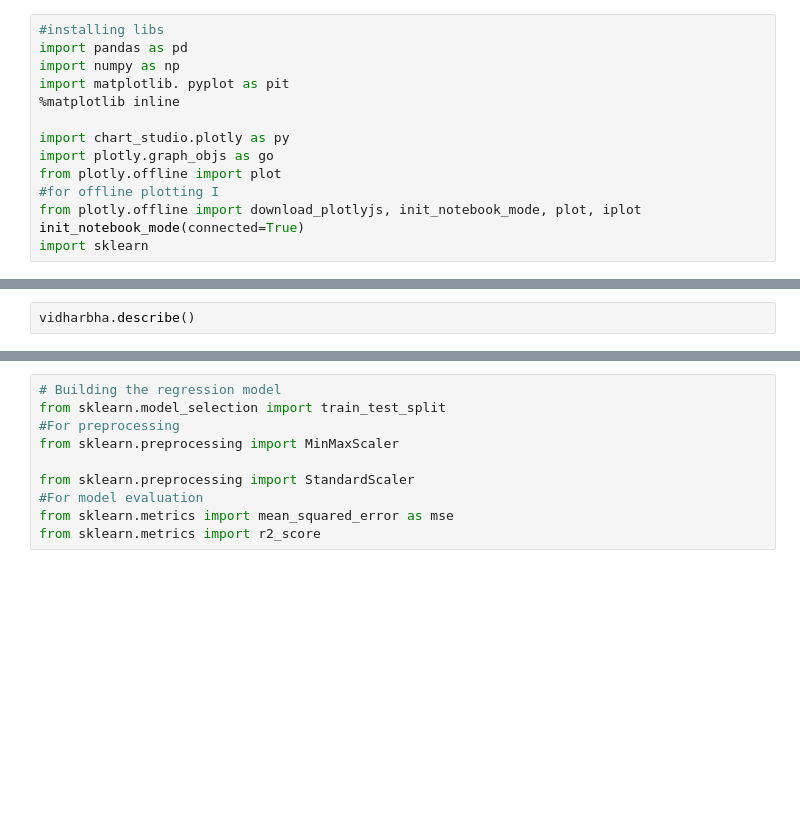
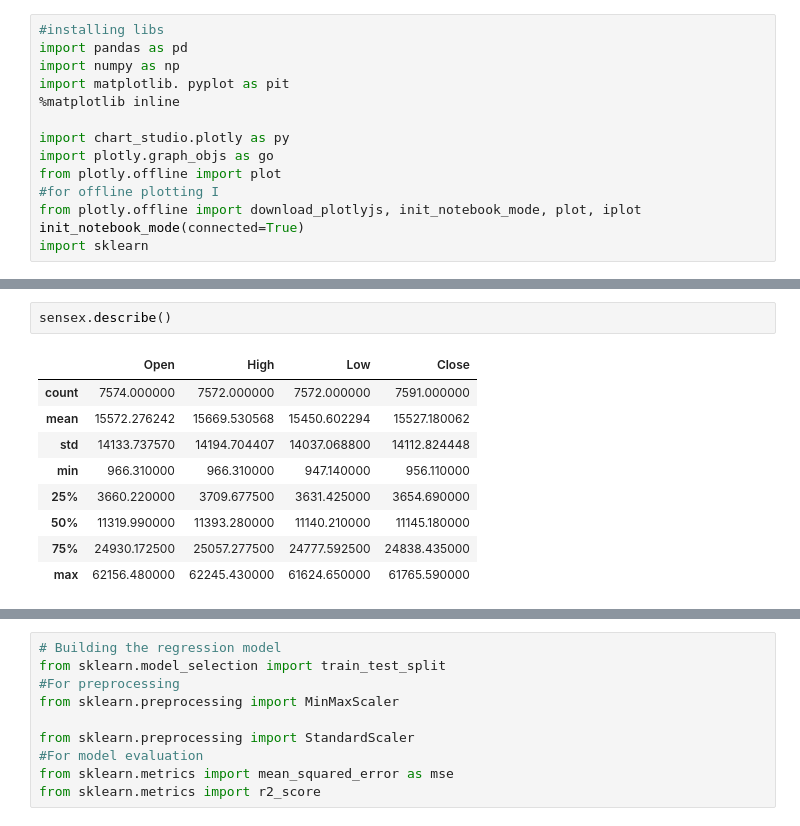
Before and after one commit to yashpadhye17/Stock-Market-Analysis, a Jupyter notebook: ML_MODEL/ML.IPYNB, the cells around one changed output, grey strips where cells are left out. Drawn from its saved outputs; the diff is of its cells as text; blank space fills up the shorter version.

```diff
--- a/ML_MODEL/ML.IPYNB
+++ b/ML_MODEL/ML.IPYNB
@@ -27,3 +50,13 @@ print(f'Total days = {(vidharbha.Date.max() - vidharbha.Date.min()).days}days')
 # %%
-vidharbha.describe()
+sensex.describe()
+# %% [output]
+|  | Open | High | Low | Close |
+| count | 7574.000000 | 7572.000000 | 7572.000000 | 7591.000000 |
+| mean | 15572.276242 | 15669.530568 | 15450.602294 | 15527.180062 |
+| std | 14133.737570 | 14194.704407 | 14037.068800 | 14112.824448 |
+| min | 966.310000 | 966.310000 | 947.140000 | 956.110000 |
+| 25% | 3660.220000 | 3709.677500 | 3631.425000 | 3654.690000 |
+| 50% | 11319.990000 | 11393.280000 | 11140.210000 | 11145.180000 |
+| 75% | 24930.172500 | 25057.277500 | 24777.592500 | 24838.435000 |
+| max | 62156.480000 | 62245.430000 | 61624.650000 | 61765.590000 |
 # %%
```
Also changed, not shown: parts of 12 cells of this notebook, 1 other file.
